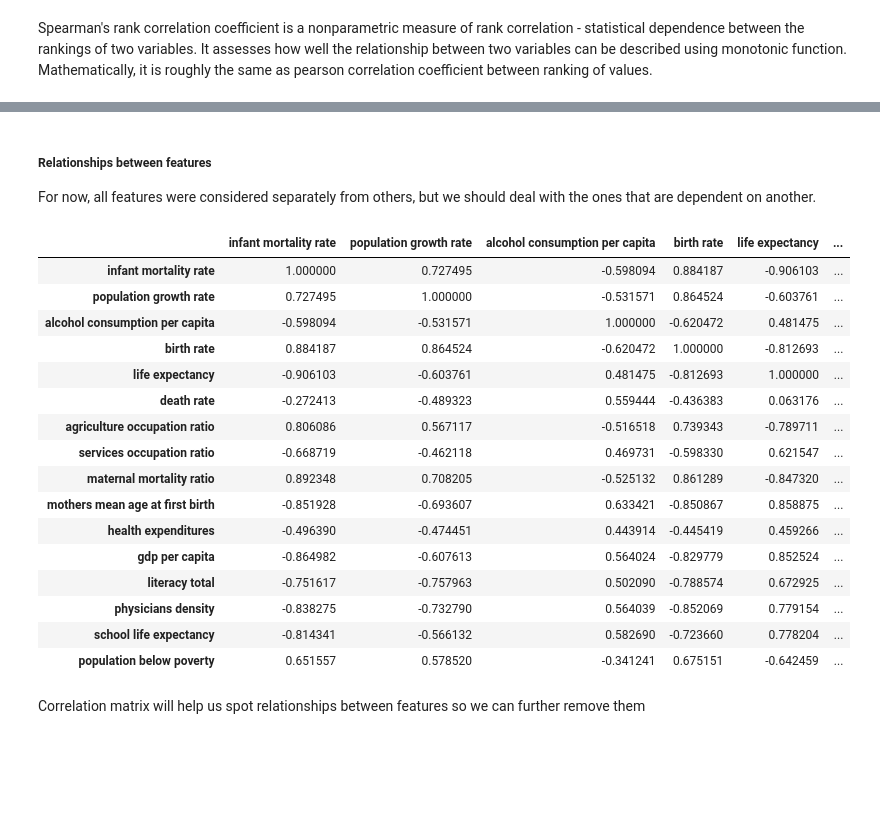
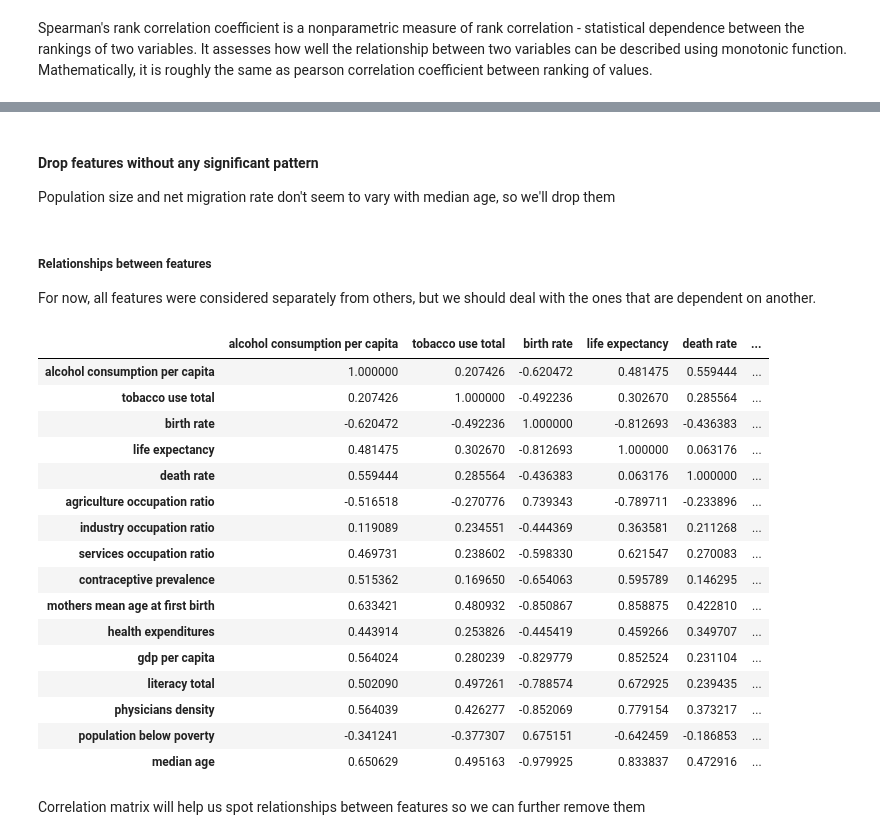
Before and after one commit to farqlia/WorldCountriesProject, a Jupyter notebook: notebooks/Analysis Of Median Age.ipynb, the cells around one changed output, grey strips where cells are left out. Saved outputs shown, nothing was run; the diff lists cells and outputs as text; code cells hidden in the pictures; blank space fills up the shorter version.

```diff
--- a/notebooks/Analysis Of Median Age.ipynb
+++ b/notebooks/Analysis Of Median Age.ipynb
@@ -80,0 +90,2 @@ Countries with missing median age:  ['Holy See']
+# %%
+median_age = preprocess_utils.get_median_age()
@@ -221,11 +279,3 @@ We'll drop features which don't represent any pattern
-# %%
-features_to_drop = ['currently married women ages 15-49',
-                    'contraceptive prevalence', 'tobacco use total',
-                    'taxes and other revenues', 'population size',
-                    'industry occupation ratio',
-                    'education expenditures']
-
-country_metrics.drop(features_to_drop, axis=1, inplace=True, errors='ignore')
 # %% [markdown]
 Spearman's rank correlation coefficient is a nonparametric measure of rank correlation - statistical dependence between the rankings of two variables. It assesses how well the relationship between two variables can be described using monotonic function. Mathematically, it is roughly the same as pearson correlation coefficient between ranking of values.
 # %%
@@ -252,27 +310,33 @@ dtype: float64
+# %% [markdown]
+#### Drop features without any significant pattern
+ Population size and net migration rate don't seem to vary with median age, so we'll drop them
+# %%
+country_metrics.drop(['population size', 'net migration rate',
+                      'currently married women ages 15-49'], axis=1, inplace=True)
 # %% [markdown]
 ##### Relationships between features
 
 For now, all features were considered separately from others, but we should deal with the ones that are dependent on another.
 # %%
-spearman_correlation_matrix = country_metrics.corr(method='spearman')
-spearman_correlation_matrix
+correlation_matrix = pd.concat([country_metrics, median_age], axis=1).corr(method='spearman')
+correlation_matrix
 # %% [output]
-|  | infant mortality rate | population growth rate | alcohol consumption per capita | birth rate | life expectancy | ... |
-| infant mortality rate | 1.000000 | 0.727495 | -0.598094 | 0.884187 | -0.906103 | ... |
-| population growth rate | 0.727495 | 1.000000 | -0.531571 | 0.864524 | -0.603761 | ... |
-| alcohol consumption per capita | -0.598094 | -0.531571 | 1.000000 | -0.620472 | 0.481475 | ... |
-| birth rate | 0.884187 | 0.864524 | -0.620472 | 1.000000 | -0.812693 | ... |
-| life expectancy | -0.906103 | -0.603761 | 0.481475 | -0.812693 | 1.000000 | ... |
-| death rate | -0.272413 | -0.489323 | 0.559444 | -0.436383 | 0.063176 | ... |
-| agriculture occupation ratio | 0.806086 | 0.567117 | -0.516518 | 0.739343 | -0.789711 | ... |
-| services occupation ratio | -0.668719 | -0.462118 | 0.469731 | -0.598330 | 0.621547 | ... |
-| maternal mortality ratio | 0.892348 | 0.708205 | -0.525132 | 0.861289 | -0.847320 | ... |
-| mothers mean age at first birth | -0.851928 | -0.693607 | 0.633421 | -0.850867 | 0.858875 | ... |
-| health expenditures | -0.496390 | -0.474451 | 0.443914 | -0.445419 | 0.459266 | ... |
-| gdp per capita | -0.864982 | -0.607613 | 0.564024 | -0.829779 | 0.852524 | ... |
-| literacy total | -0.751617 | -0.757963 | 0.502090 | -0.788574 | 0.672925 | ... |
-| physicians density | -0.838275 | -0.732790 | 0.564039 | -0.852069 | 0.779154 | ... |
-| school life expectancy | -0.814341 | -0.566132 | 0.582690 | -0.723660 | 0.778204 | ... |
-| population below poverty | 0.651557 | 0.578520 | -0.341241 | 0.675151 | -0.642459 | ... |
+|  | alcohol consumption per capita | tobacco use total | birth rate | life expectancy | death rate | ... |
+| alcohol consumption per capita | 1.000000 | 0.207426 | -0.620472 | 0.481475 | 0.559444 | ... |
+| tobacco use total | 0.207426 | 1.000000 | -0.492236 | 0.302670 | 0.285564 | ... |
+| birth rate | -0.620472 | -0.492236 | 1.000000 | -0.812693 | -0.436383 | ... |
+| life expectancy | 0.481475 | 0.302670 | -0.812693 | 1.000000 | 0.063176 | ... |
+| death rate | 0.559444 | 0.285564 | -0.436383 | 0.063176 | 1.000000 | ... |
+| agriculture occupation ratio | -0.516518 | -0.270776 | 0.739343 | -0.789711 | -0.233896 | ... |
+| industry occupation ratio | 0.119089 | 0.234551 | -0.444369 | 0.363581 | 0.211268 | ... |
+| services occupation ratio | 0.469731 | 0.238602 | -0.598330 | 0.621547 | 0.270083 | ... |
+| contraceptive prevalence | 0.515362 | 0.169650 | -0.654063 | 0.595789 | 0.146295 | ... |
+| mothers mean age at first birth | 0.633421 | 0.480932 | -0.850867 | 0.858875 | 0.422810 | ... |
+| health expenditures | 0.443914 | 0.253826 | -0.445419 | 0.459266 | 0.349707 | ... |
+| gdp per capita | 0.564024 | 0.280239 | -0.829779 | 0.852524 | 0.231104 | ... |
+| literacy total | 0.502090 | 0.497261 | -0.788574 | 0.672925 | 0.239435 | ... |
+| physicians density | 0.564039 | 0.426277 | -0.852069 | 0.779154 | 0.373217 | ... |
+| population below poverty | -0.341241 | -0.377307 | 0.675151 | -0.642459 | -0.186853 | ... |
+| median age | 0.650629 | 0.495163 | -0.979925 | 0.833837 | 0.472916 | ... |
 # %% [markdown]
 Correlation matrix will help us spot relationships between features so we can further remove them
```
Also changed, not shown: parts of 160 cells of this notebook, 13 other files.
